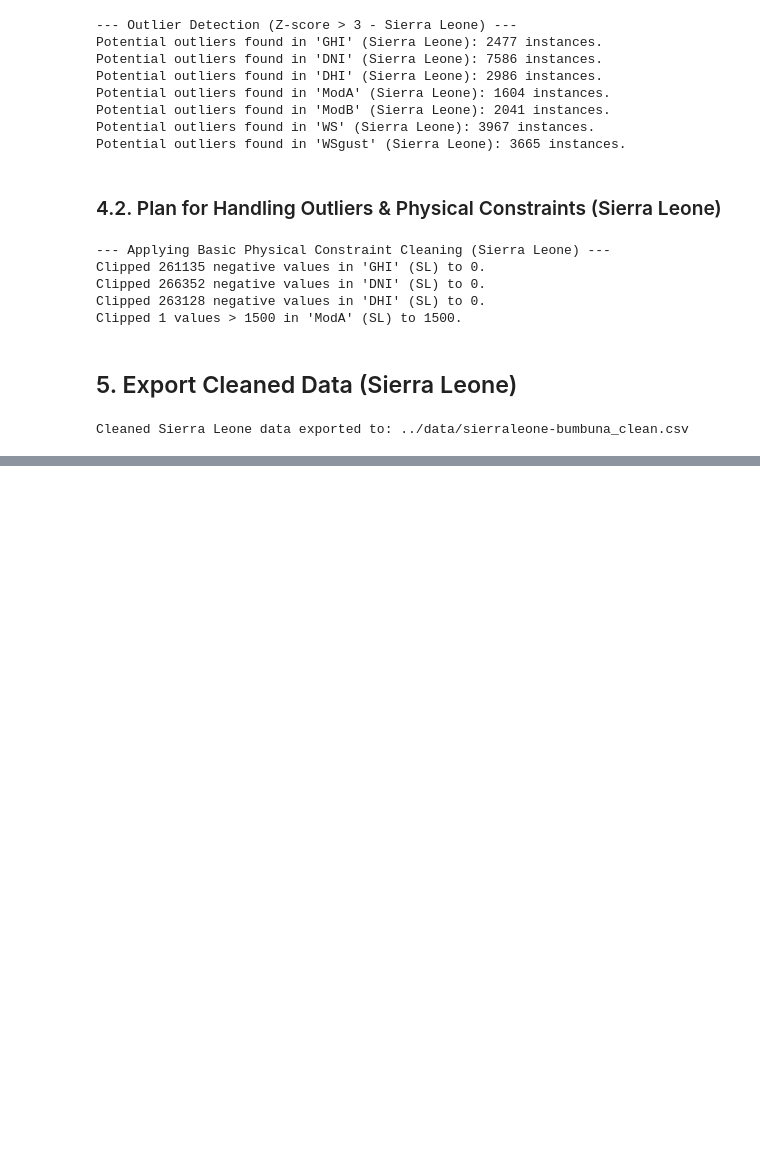
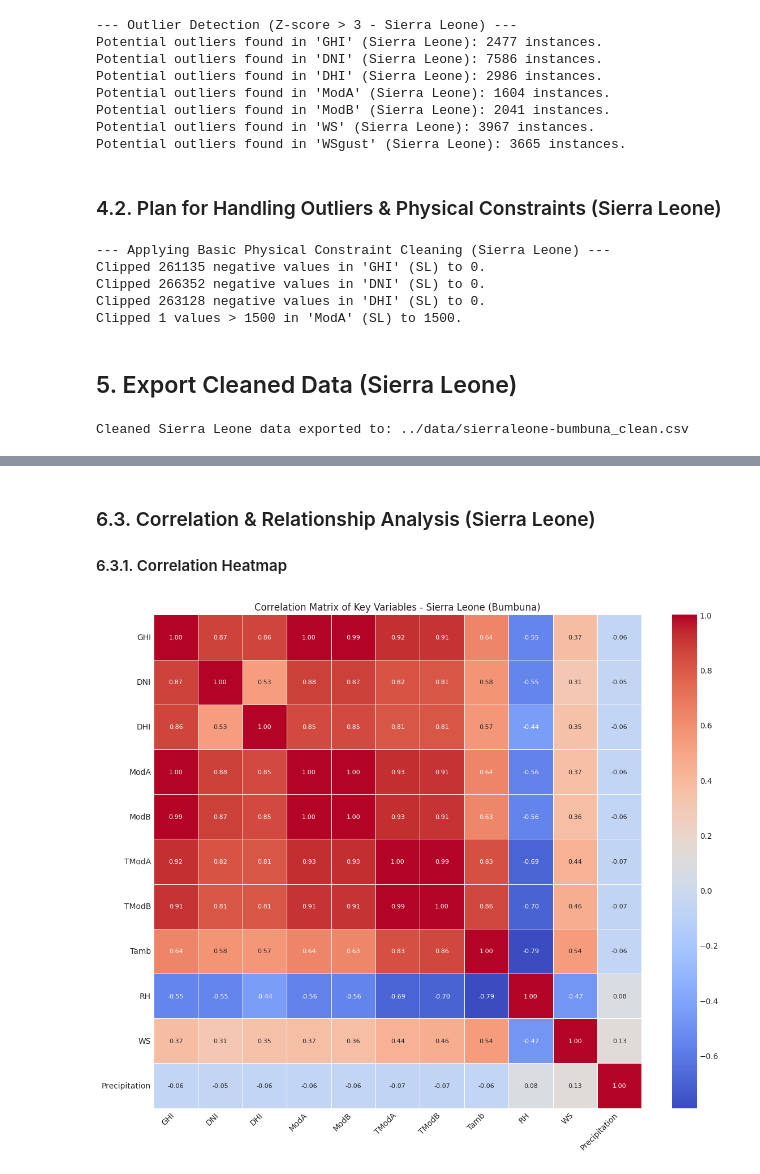
Before and after one commit to Nama21yo/solar-challenge-week0, a Jupyter notebook: notebooks/sierraleone_eda.ipynb, the cells around one changed output, grey strips where cells are left out. Saved outputs shown, nothing was run; the diff lists cells and outputs as text; code cells hidden in the pictures; blank space fills up the shorter version.

```diff
--- a/notebooks/sierraleone_eda.ipynb
+++ b/notebooks/sierraleone_eda.ipynb
@@ -327,0 +424,22 @@ Cleaned Sierra Leone data exported to: ../data/sierraleone-bumbuna_clean.csv
+# %% [markdown]
+### 6.3. Correlation & Relationship Analysis (Sierra Leone)
+#### 6.3.1. Correlation Heatmap
+# %%
+if df_plot_sl is not None:
+    correlation_cols_sl = ['GHI', 'DNI', 'DHI', 'ModA', 'ModB', 'TModA', 'TModB', 'Tamb', 'RH', 'WS', 'Precipitation']
+    valid_correlation_cols_sl = [col for col in correlation_cols_sl if col in df_plot_sl.columns and pd.api.types.is_numeric_dtype(df_plot_sl[col])]
+    if len(valid_correlation_cols_sl) > 1:
+        plt.figure(figsize=(12, 10))
+        correlation_matrix_sl = df_plot_sl[valid_correlation_cols_sl].corr()
+        sns.heatmap(correlation_matrix_sl, annot=True, cmap='coolwarm', fmt=".2f", linewidths=.5, annot_kws={"size": 8})
+        plt.title("Correlation Matrix of Key Variables - Sierra Leone (Bumbuna)")
+        plt.xticks(rotation=45, ha='right')
+        plt.yticks(rotation=0)
+        plt.tight_layout()
+        plt.show()
+    else:
+        print(f"Not enough valid numeric columns for correlation matrix in Sierra Leone data. Found: {valid_correlation_cols_sl}")
+else:
+    print("df_plot_sl not available. Skipping Correlation Heatmap for Sierra Leone.")
+# %% [output]
+[figure, added]
```
Also changed, not shown: parts of 17 cells of this notebook.
